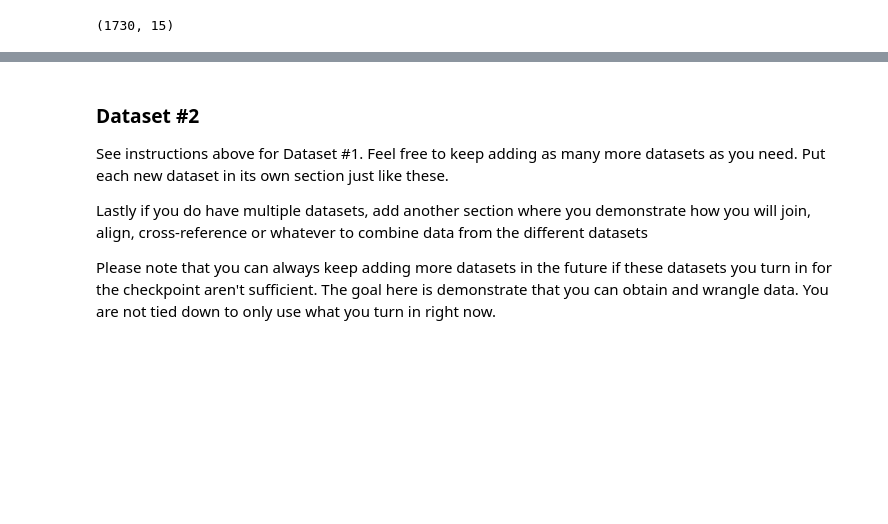
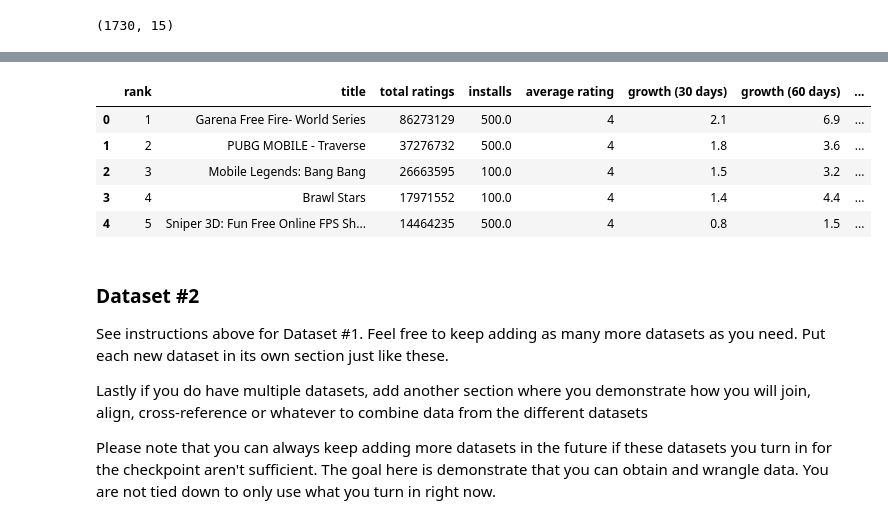
Before and after one commit to COGS108/Group066_WI26, a Jupyter notebook: 01-DataCheckpoint.ipynb, the cells around one changed output, grey strips where cells are left out. Cells and saved outputs as stored; diff of their text form; code cells hidden in the pictures; blank space fills up the shorter version.

```diff
--- a/01-DataCheckpoint.ipynb
+++ b/01-DataCheckpoint.ipynb
@@ -173,3 +226,29 @@ df.shape
+# %%
+def convert_to_millions(value):
+    if pd.isna(value):
+        return value
+
+    value = str(value).strip()
+
+    if value.endswith('M') or value.endswith('m'):
+        return float(value[:-1])
+    elif value.endswith('k') or value.endswith('K'):
+        return float(value[:-1]) / 1000
+    else:
+        # If no suffix, assume it's already a number
+        return float(value)
+
+# Apply to your column
+df['installs'] = df['installs'].apply(convert_to_millions)
+# %%
+df.head(5)
+# %% [output]
+|  | rank | title | total ratings | installs | average rating | growth (30 days) | growth (60 days) | ... |
+| 0 | 1 | Garena Free Fire- World Series | 86273129 | 500.0 | 4 | 2.1 | 6.9 | ... |
+| 1 | 2 | PUBG MOBILE - Traverse | 37276732 | 500.0 | 4 | 1.8 | 3.6 | ... |
+| 2 | 3 | Mobile Legends: Bang Bang | 26663595 | 100.0 | 4 | 1.5 | 3.2 | ... |
+| 3 | 4 | Brawl Stars | 17971552 | 100.0 | 4 | 1.4 | 4.4 | ... |
+| 4 | 5 | Sniper 3D: Fun Free Online FPS Sh... | 14464235 | 500.0 | 4 | 0.8 | 1.5 | ... |
 # %% [markdown]
 ### Dataset #2
 
```
Also changed, not shown: parts of 4 cells of this notebook.
